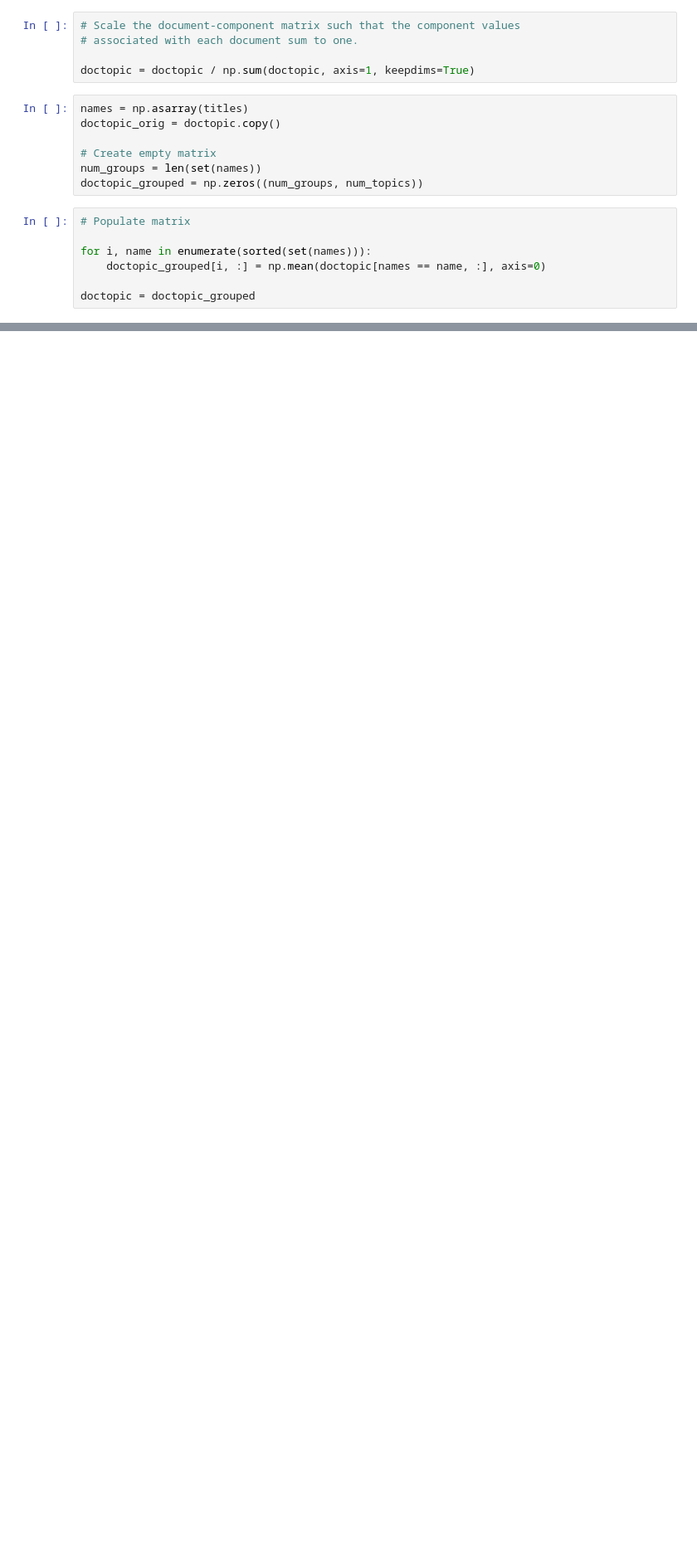
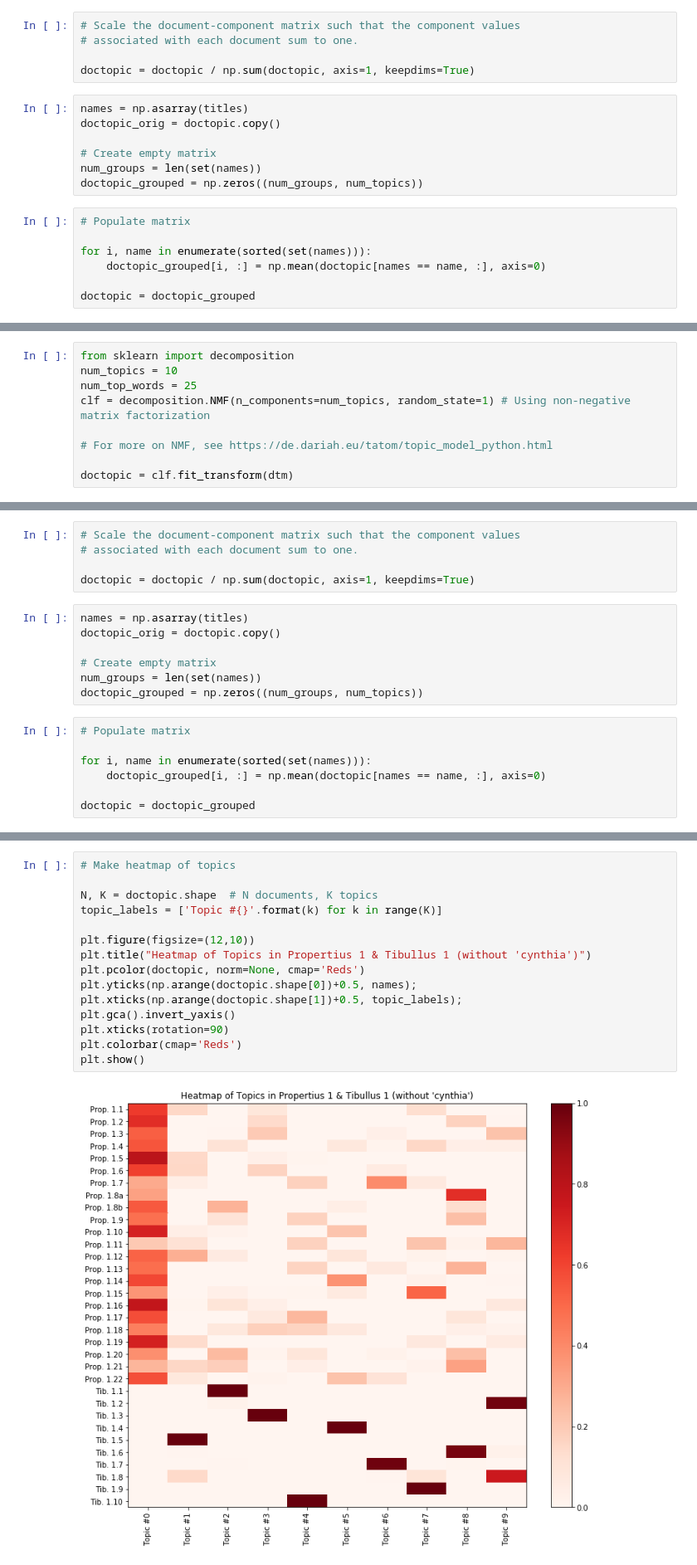
Before and after one commit to diyclassics/ll-experiments, a Jupyter notebook: Exploring Diction and Topics in Latin Love Elegy.ipynb, the cells around one changed output, grey strips where cells are left out. Shown at 83% size. Cells and saved outputs as stored; diff of their text form; blank space fills up the shorter version.

```diff
--- a/Exploring Diction and Topics in Latin Love Elegy.ipynb
+++ b/Exploring Diction and Topics in Latin Love Elegy.ipynb
@@ -839,0 +859,9 @@ Topic 9: que uenio bellum tener gero facio primus candidus satis punc
+# %%
+from sklearn import decomposition
+num_topics = 10
+num_top_words = 25
+clf = decomposition.NMF(n_components=num_topics, random_state=1) # Using non-negative matrix factorization
+
+# For more on NMF, see https://de.dariah.eu/tatom/topic_model_python.html
+
+doctopic = clf.fit_transform(dtm)
@@ -839,0 +876,19 @@ Topic 9: que uenio bellum tener gero facio primus candidus satis punc
+# %%
+# Scale the document-component matrix such that the component values
+# associated with each document sum to one.
+
+doctopic = doctopic / np.sum(doctopic, axis=1, keepdims=True)
+# %%
+names = np.asarray(titles)
+doctopic_orig = doctopic.copy()
+
+# Create empty matrix
+num_groups = len(set(names))
+doctopic_grouped = np.zeros((num_groups, num_topics))
+# %%
+# Populate matrix
+
+for i, name in enumerate(sorted(set(names))):
+    doctopic_grouped[i, :] = np.mean(doctopic[names == name, :], axis=0)
+
+doctopic = doctopic_grouped
@@ -839,0 +915,17 @@ Topic 9: que uenio bellum tener gero facio primus candidus satis punc
+# %%
+# Make heatmap of topics
+
+N, K = doctopic.shape  # N documents, K topics
+topic_labels = ['Topic #{}'.format(k) for k in range(K)]
+
+plt.figure(figsize=(12,10))
+plt.title("Heatmap of Topics in Propertius 1 & Tibullus 1 (without 'cynthia')")
+plt.pcolor(doctopic, norm=None, cmap='Reds')
+plt.yticks(np.arange(doctopic.shape[0])+0.5, names);
+plt.xticks(np.arange(doctopic.shape[1])+0.5, topic_labels);
+plt.gca().invert_yaxis()
+plt.xticks(rotation=90)
+plt.colorbar(cmap='Reds')
+plt.show()
+# %% [output]
+[figure, added]
```
Also changed, not shown: parts of 21 cells of this notebook.
